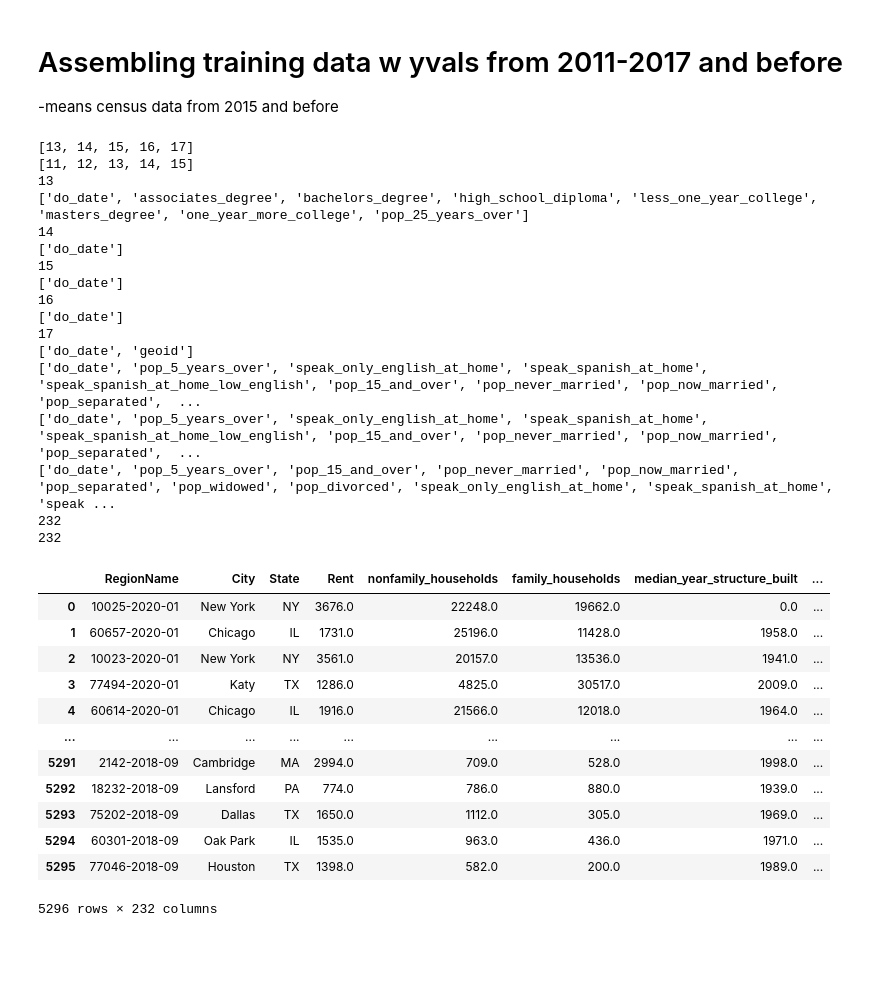
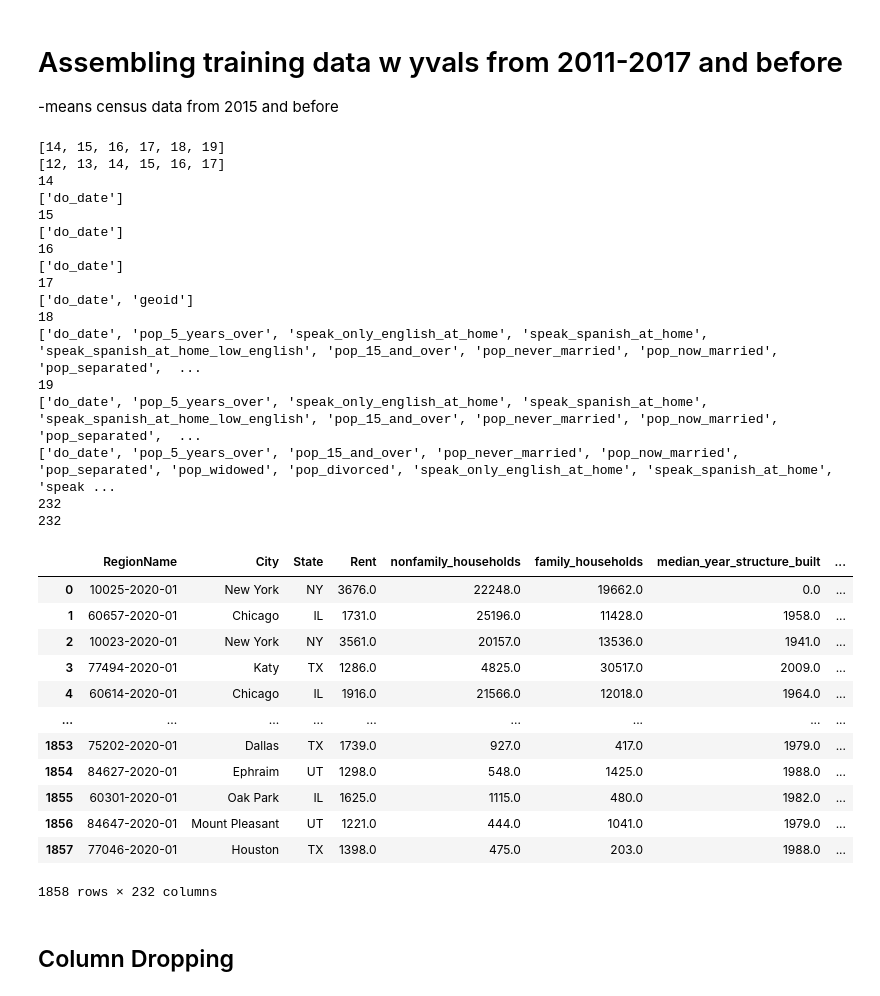
Before and after one commit to RyanBur/NYCDSA_Capstone, a Jupyter notebook: Data Collection.ipynb, the cells around one changed output. Drawn from its saved outputs; the diff is of its cells as text; code cells hidden in the pictures; blank space fills up the shorter version.

Commit message:
sad column selections

```diff
--- a/Data Collection.ipynb
+++ b/Data Collection.ipynb
@@ -59,8 +66,8 @@ def assemble_train_test_predict(years_out=1,year_gap_in_data=2):
     df = pd.read_csv('Zip_Zri_MultiFamilyResidenceRental-2.csv')
     zillow_yvalues_data=pd.merge(df.iloc[:,0:7], df.iloc[:,8:].interpolate(axis=1), left_index=True, right_index=True)
     genericfilepath='acs_data/acs20??.csv'
-    census_data_years=list(range(11,19,1))
-    years=list(range(13,21,1))
+    census_data_years=list(range(12,19,1))
+    years=list(range(14,21,1))
     years_for_train=years[:-years_out]
     years_for_pred=years[-years_out:]
     census_data_years_train=census_data_years[:-years_out]
@@ -145,35 +152,37 @@ def assemble_train_test_predict(years_out=1,year_gap_in_data=2):
 
     return preddata
 # %%
-assemble_train_test_predict(years_out=3,year_gap_in_data=2)
+assemble_train_test_predict(years_out=1,year_gap_in_data=2)
 # %% [output]
-[13, 14, 15, 16, 17]
-[11, 12, 13, 14, 15]
-13
-['do_date', 'associates_degree', 'bachelors_degree', 'high_school_diploma', 'less_one_year_college', 'masters_degree', 'one_year_more_college', 'pop_25_years_over']
+[14, 15, 16, 17, 18, 19]
+[12, 13, 14, 15, 16, 17]
 14
 ['do_date']
 15
 ['do_date']
 16
 ['do_date']
 17
 ['do_date', 'geoid']
+18
 ['do_date', 'pop_5_years_over', 'speak_only_english_at_home', 'speak_spanish_at_home', 'speak_spanish_at_home_low_english', 'pop_15_and_over', 'pop_never_married', 'pop_now_married', 'pop_separated',  ...
+19
 ['do_date', 'pop_5_years_over', 'speak_only_english_at_home', 'speak_spanish_at_home', 'speak_spanish_at_home_low_english', 'pop_15_and_over', 'pop_never_married', 'pop_now_married', 'pop_separated',  ...
 ['do_date', 'pop_5_years_over', 'pop_15_and_over', 'pop_never_married', 'pop_now_married', 'pop_separated', 'pop_widowed', 'pop_divorced', 'speak_only_english_at_home', 'speak_spanish_at_home', 'speak ...
 232
 232
 |  | RegionName | City | State | Rent | nonfamily_households | family_households | median_year_structure_built | ... |
 | 0 | 10025-2020-01 | New York | NY | 3676.0 | 22248.0 | 19662.0 | 0.0 | ... |
 | 1 | 60657-2020-01 | Chicago | IL | 1731.0 | 25196.0 | 11428.0 | 1958.0 | ... |
 | 2 | 10023-2020-01 | New York | NY | 3561.0 | 20157.0 | 13536.0 | 1941.0 | ... |
 | 3 | 77494-2020-01 | Katy | TX | 1286.0 | 4825.0 | 30517.0 | 2009.0 | ... |
 | 4 | 60614-2020-01 | Chicago | IL | 1916.0 | 21566.0 | 12018.0 | 1964.0 | ... |
 | ... | ... | ... | ... | ... | ... | ... | ... | ... |
-| 5291 | 2142-2018-09 | Cambridge | MA | 2994.0 | 709.0 | 528.0 | 1998.0 | ... |
-| 5292 | 18232-2018-09 | Lansford | PA | 774.0 | 786.0 | 880.0 | 1939.0 | ... |
-| 5293 | 75202-2018-09 | Dallas | TX | 1650.0 | 1112.0 | 305.0 | 1969.0 | ... |
-| 5294 | 60301-2018-09 | Oak Park | IL | 1535.0 | 963.0 | 436.0 | 1971.0 | ... |
-| 5295 | 77046-2018-09 | Houston | TX | 1398.0 | 582.0 | 200.0 | 1989.0 | ... |
+| 1853 | 75202-2020-01 | Dallas | TX | 1739.0 | 927.0 | 417.0 | 1979.0 | ... |
+| 1854 | 84627-2020-01 | Ephraim | UT | 1298.0 | 548.0 | 1425.0 | 1988.0 | ... |
+| 1855 | 60301-2020-01 | Oak Park | IL | 1625.0 | 1115.0 | 480.0 | 1982.0 | ... |
+| 1856 | 84647-2020-01 | Mount Pleasant | UT | 1221.0 | 444.0 | 1041.0 | 1979.0 | ... |
+| 1857 | 77046-2020-01 | Houston | TX | 1398.0 | 475.0 | 203.0 | 1988.0 | ... |
-5296 rows × 232 columns
+1858 rows × 232 columns
+# %% [markdown]
+## Column Dropping
```
Also changed, not shown: parts of 15 cells of this notebook.
